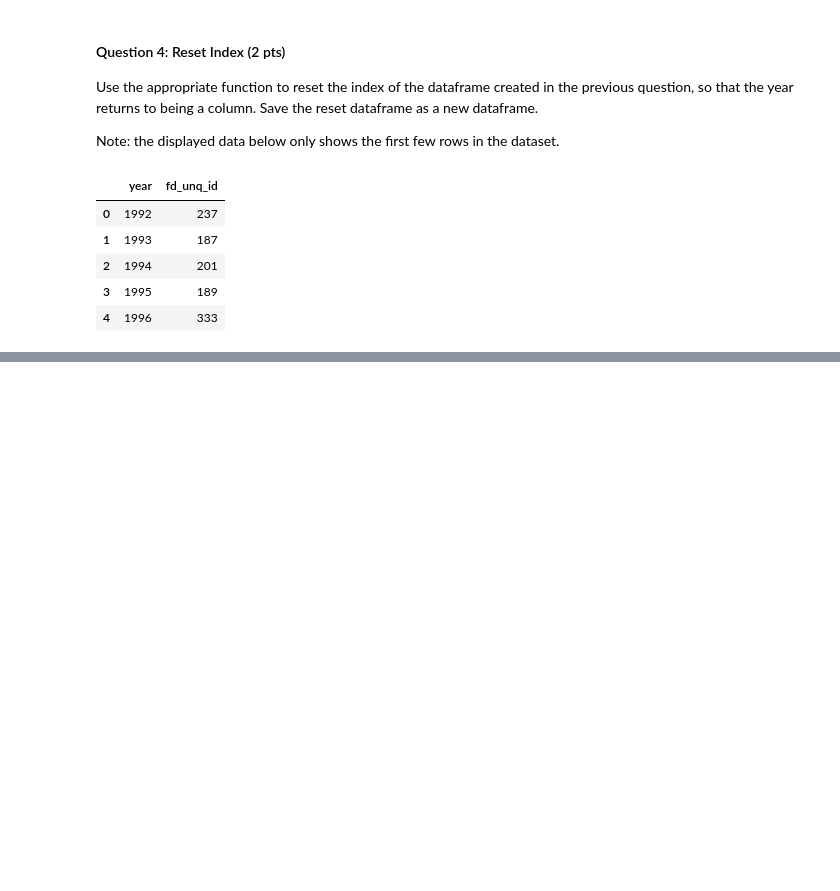
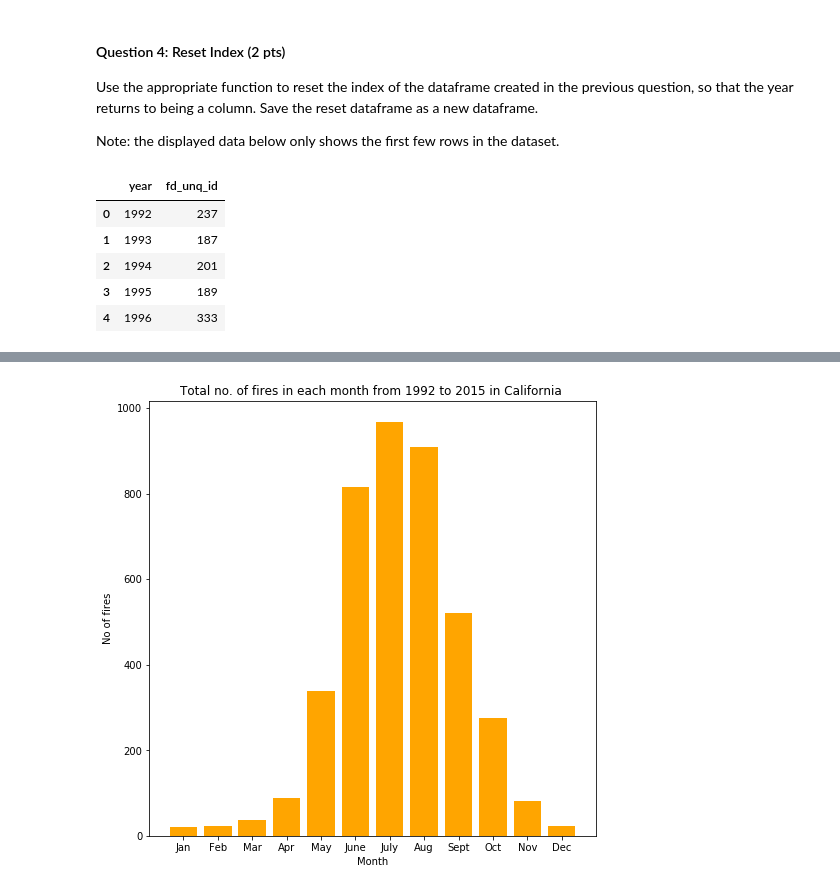
Before and after one commit to geo-py/ea-bootcamp-final-project-mbrown, a Jupyter notebook: ea-bootcamp-final-project-mbrown.ipynb, the cells around one changed output, grey strips where cells are left out. Drawn from its saved outputs; the diff is of its cells as text; code cells hidden in the pictures; blank space fills up the shorter version.

```diff
--- a/ea-bootcamp-final-project-mbrown.ipynb
+++ b/ea-bootcamp-final-project-mbrown.ipynb
@@ -179,0 +376,6 @@ CA_fires_per_year_index_reset.head()
+# %%
+# import data into a new numpy array
+CA_fires_month_count_1992_to_2015 = np.loadtxt(fname = "/Users/markb/earth-analytics-bootcamp/data/CA-fires-month-count-1992-to-2015.csv", delimiter = ",")
+
+# print the new numpy array
+CA_fires_month_count_1992_to_2015
@@ -179,0 +423,7 @@ CA_fires_per_year_index_reset.head()
+# %%
+# execute 'sum_columns' function on 'CA_fires_month_count_1992_to_2015' numpy array
+
+no_of_fires_per_month = sum_columns(CA_fires_month_count_1992_to_2015)
+
+# print new dataframe
+no_of_fires_per_month
@@ -179,0 +475,16 @@ CA_fires_per_year_index_reset.head()
+# %%
+# create new numpy array of months
+months = np.array(["Jan",
+                  "Feb",
+                  "Mar",
+                  "Apr",
+                  "May",
+                  "June",
+                  "July",
+                  "Aug",
+                  "Sept",
+                  "Oct",
+                  "Nov",
+                  "Dec"])
+# print 'months'
+print(months)
@@ -179,0 +557,17 @@ CA_fires_per_year_index_reset.head()
+# %%
+# set plot size for all plots that follow
+plt.rcParams["figure.figsize"] = (8, 8)
+
+# create the plot space upon which to plot the data
+fig, ax = plt.subplots()
+
+# add the x-axis and the y-axis to the plot
+ax.bar(months, no_of_fires_per_month, color="orange")
+
+# set plot title
+ax.set(title="Total no. of fires in each month from 1992 to 2015 in California ")
+
+# add labels to the axes
+ax.set(xlabel="Month", ylabel="No of fires");
+# %% [output]
+[figure, added]
```
Also changed, not shown: parts of 49 cells of this notebook.
